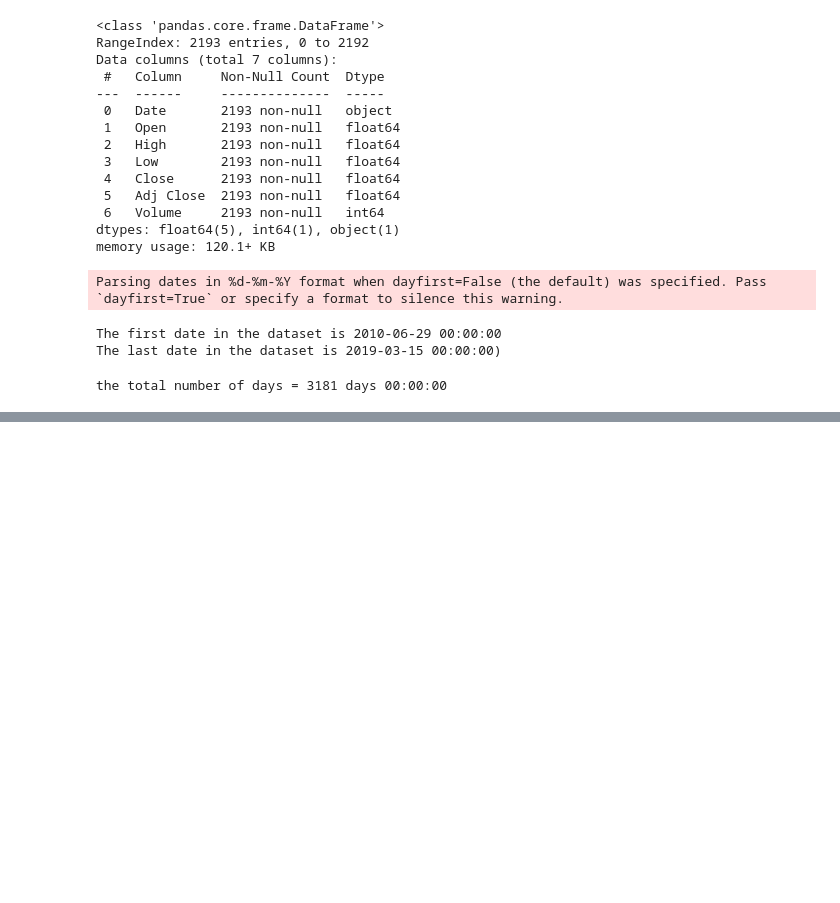
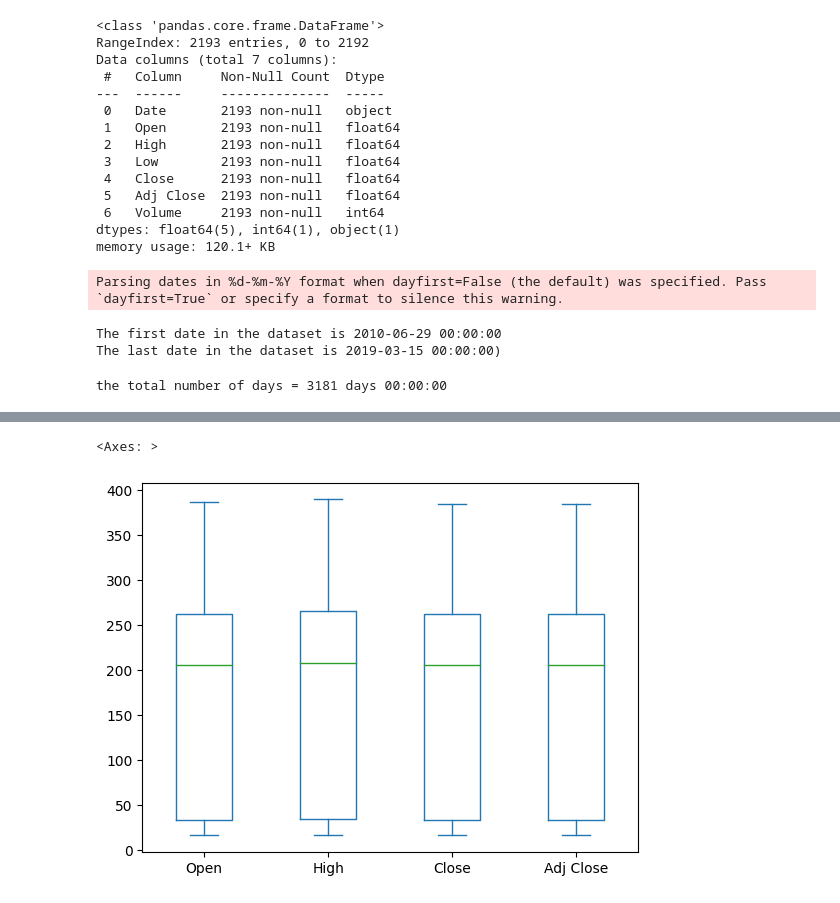
Before and after one commit to brianisinga/stock-price-predictions, a Jupyter notebook: tesla_stock_price_predictions.ipynb, the cells around one changed output, grey strips where cells are left out. Saved outputs shown, nothing was run; the diff lists cells and outputs as text; code cells hidden in the pictures; blank space fills up the shorter version.

```diff
--- a/tesla_stock_price_predictions.ipynb
+++ b/tesla_stock_price_predictions.ipynb
@@ -77,0 +89,5 @@ tesla.describe()
+# %%
+tesla[['Open','High','Close','Adj Close']].plot(kind='box')
+# %% [output]
+<Axes: >
+[figure, added]
```
Also changed, not shown: parts of 4 cells of this notebook.
